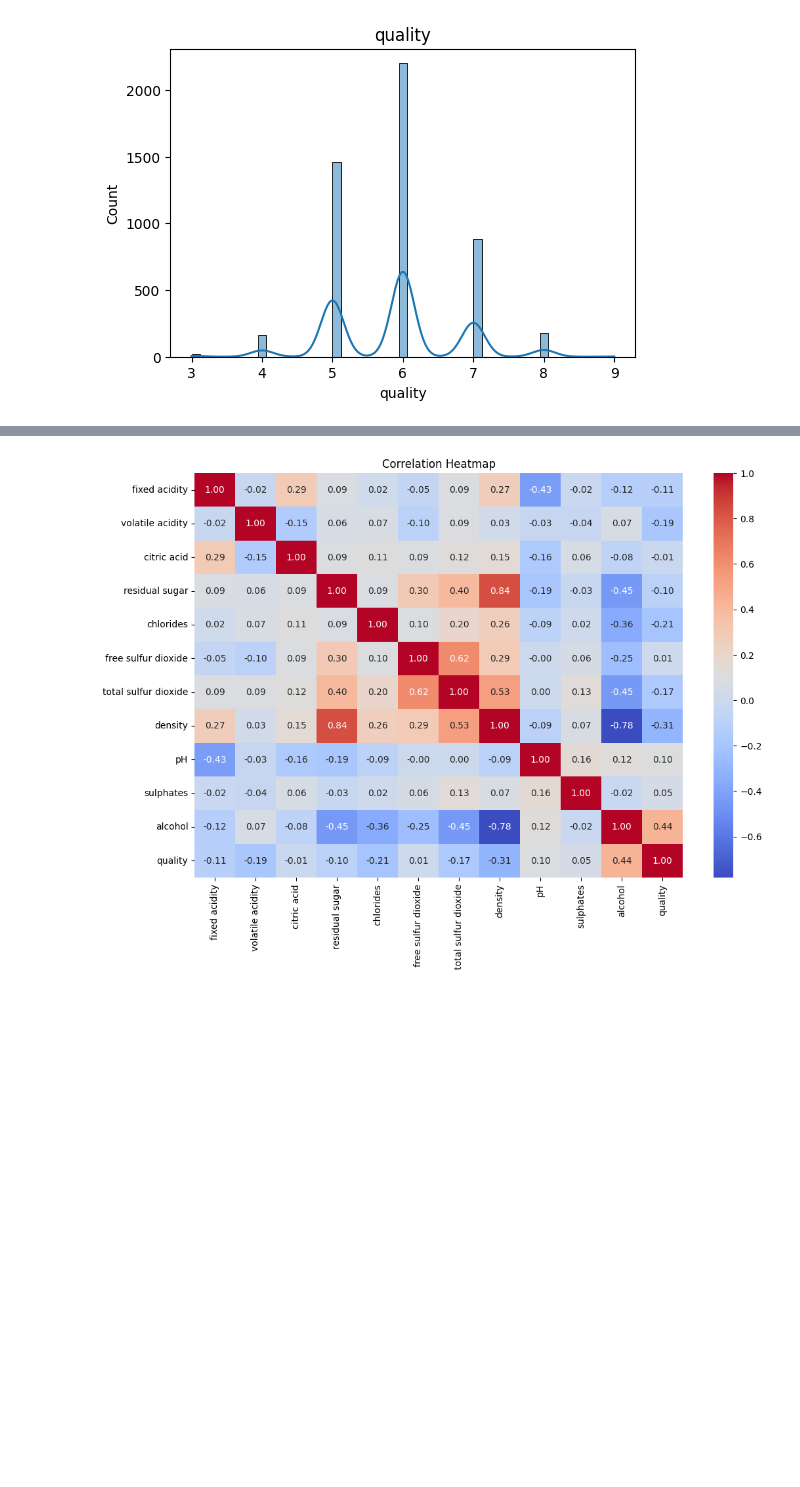
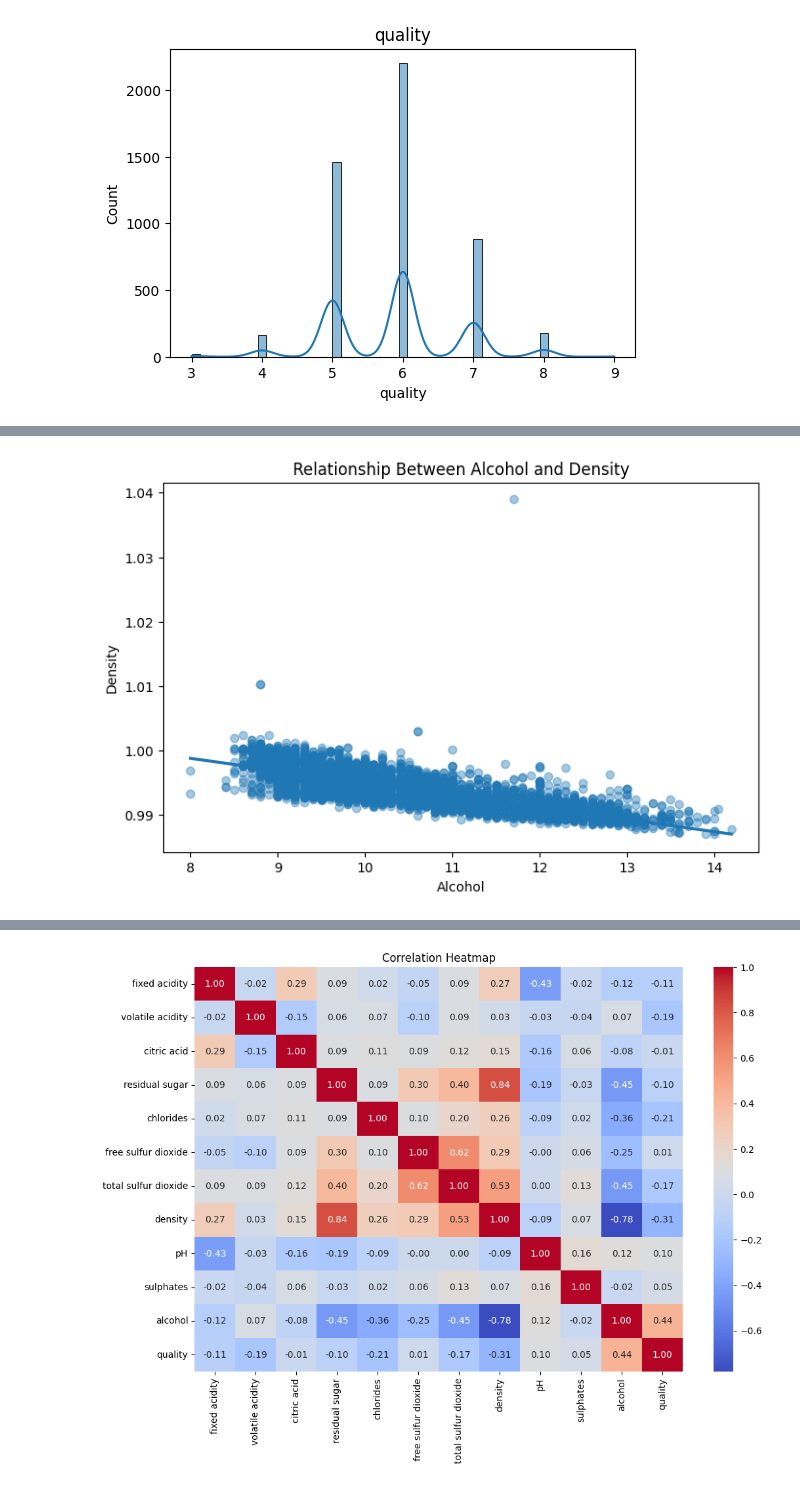
Before and after one commit to DumuthuLakshan/Wine-Quality-Prediction-, a Jupyter notebook: Untitled4.ipynb, the cells around one changed output, grey strips where cells are left out. Cells and saved outputs as stored; diff of their text form; code cells hidden in the pictures; blank space fills up the shorter version.

```diff
--- a/Untitled4.ipynb
+++ b/Untitled4.ipynb
@@ -88,0 +104,15 @@ for col in df.columns:
+# %%
+import seaborn as sns
+import matplotlib.pyplot as plt
+
+plt.figure(figsize=(8,5))
+
+sns.regplot(x='alcohol', y='density', data=df, scatter_kws={'alpha':0.4})
+
+plt.title("Relationship Between Alcohol and Density")
+plt.xlabel("Alcohol")
+plt.ylabel("Density")
+
+plt.show()
+# %% [output]
+[figure, added]
```
Also changed, not shown: parts of 14 cells of this notebook.
